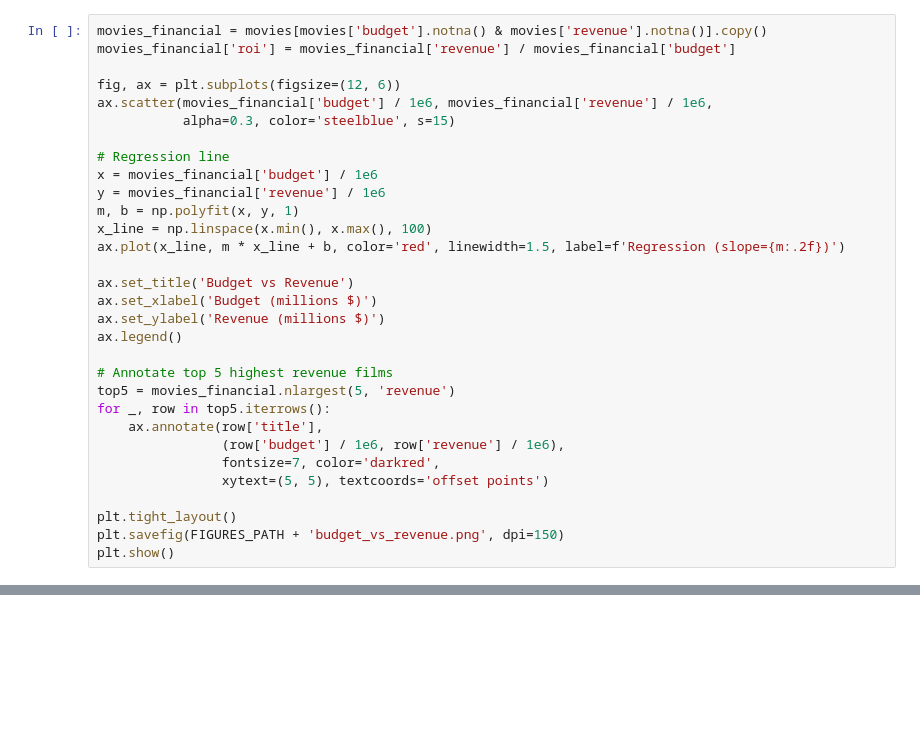
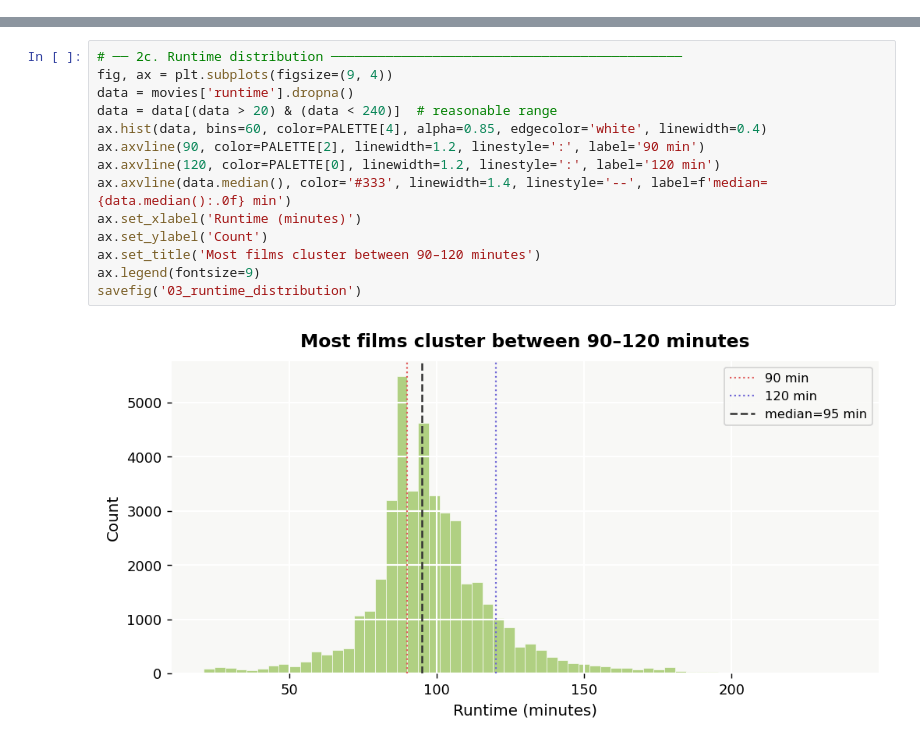
Before and after one commit to com-480-data-visualization/com-480-project-XLB, a Jupyter notebook: eda/eda.ipynb, the cells around one changed output, grey strips where cells are left out. Saved outputs shown, nothing was run; the diff lists cells and outputs as text; blank space fills up the shorter version.

```diff
--- a/eda/eda.ipynb
+++ b/eda/eda.ipynb
@@ -148,31 +0,0 @@ plt.show()
-# %%
-movies_financial = movies[movies['budget'].notna() & movies['revenue'].notna()].copy()
-movies_financial['roi'] = movies_financial['revenue'] / movies_financial['budget']
-
-fig, ax = plt.subplots(figsize=(12, 6))
-ax.scatter(movies_financial['budget'] / 1e6, movies_financial['revenue'] / 1e6,
-           alpha=0.3, color='steelblue', s=15)
-
-# Regression line
-x = movies_financial['budget'] / 1e6
-y = movies_financial['revenue'] / 1e6
-m, b = np.polyfit(x, y, 1)
-x_line = np.linspace(x.min(), x.max(), 100)
-ax.plot(x_line, m * x_line + b, color='red', linewidth=1.5, label=f'Regression (slope={m:.2f})')
-
-ax.set_title('Budget vs Revenue')
-ax.set_xlabel('Budget (millions $)')
-ax.set_ylabel('Revenue (millions $)')
-ax.legend()
-
-# Annotate top 5 highest revenue films
-top5 = movies_financial.nlargest(5, 'revenue')
-for _, row in top5.iterrows():
-    ax.annotate(row['title'],
-                (row['budget'] / 1e6, row['revenue'] / 1e6),
-                fontsize=7, color='darkred',
-                xytext=(5, 5), textcoords='offset points')
-
-plt.tight_layout()
-plt.savefig(FIGURES_PATH + 'budget_vs_revenue.png', dpi=150)
-plt.show()
@@ -250,0 +148,16 @@ plt.show()
+# %%
+# ── 2c. Runtime distribution ─────────────────────────────────────────────
+fig, ax = plt.subplots(figsize=(9, 4))
+data = movies['runtime'].dropna()
+data = data[(data > 20) & (data < 240)]  # reasonable range
+ax.hist(data, bins=60, color=PALETTE[4], alpha=0.85, edgecolor='white', linewidth=0.4)
+ax.axvline(90, color=PALETTE[2], linewidth=1.2, linestyle=':', label='90 min')
+ax.axvline(120, color=PALETTE[0], linewidth=1.2, linestyle=':', label='120 min')
+ax.axvline(data.median(), color='#333', linewidth=1.4, linestyle='--', label=f'median={data.median():.0f} min')
+ax.set_xlabel('Runtime (minutes)')
+ax.set_ylabel('Count')
+ax.set_title('Most films cluster between 90–120 minutes')
+ax.legend(fontsize=9)
+savefig('03_runtime_distribution')
+# %% [output]
+[figure, added]
```
Also changed, not shown: parts of 52 cells of this notebook, 34 other files.
